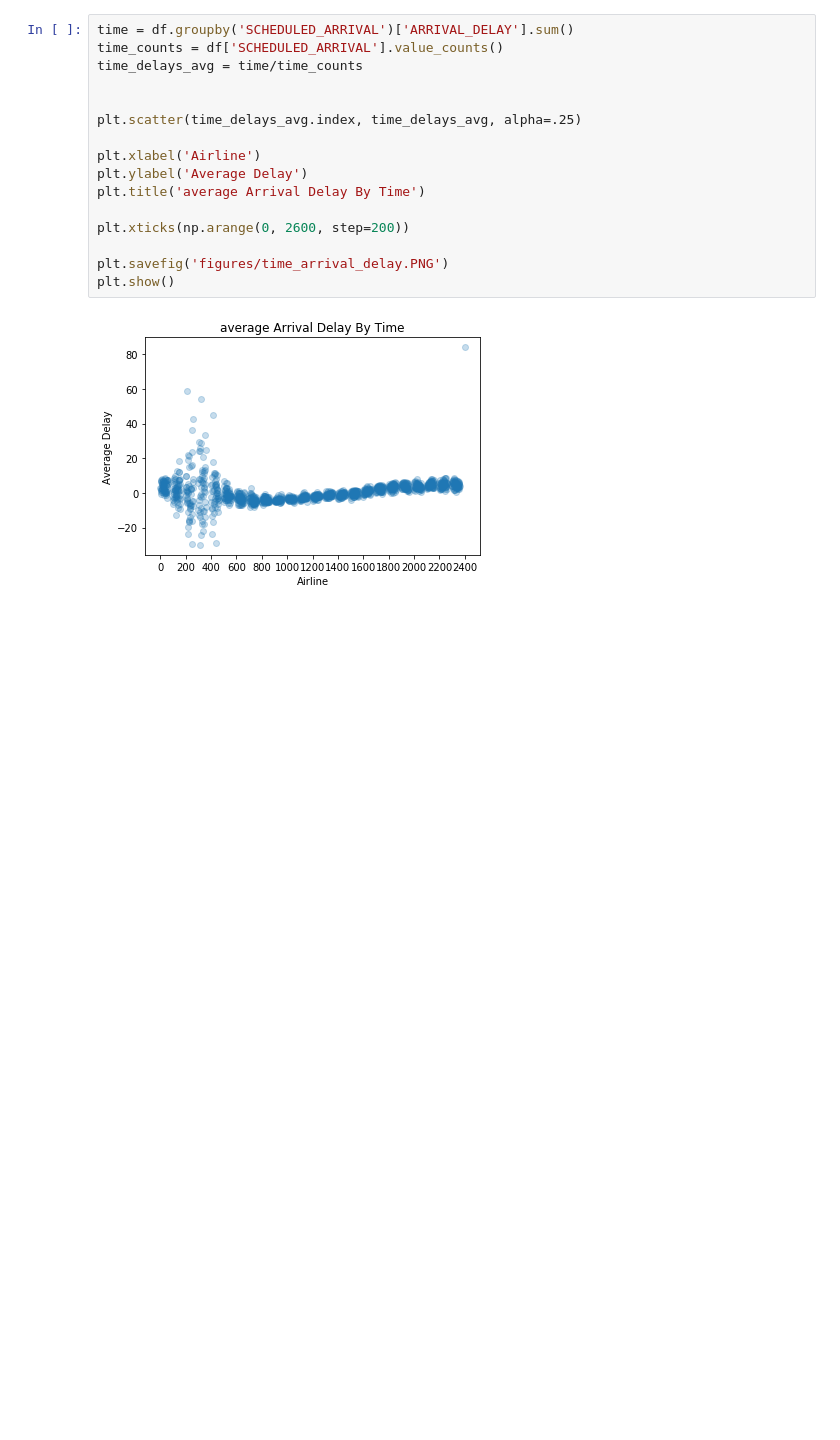
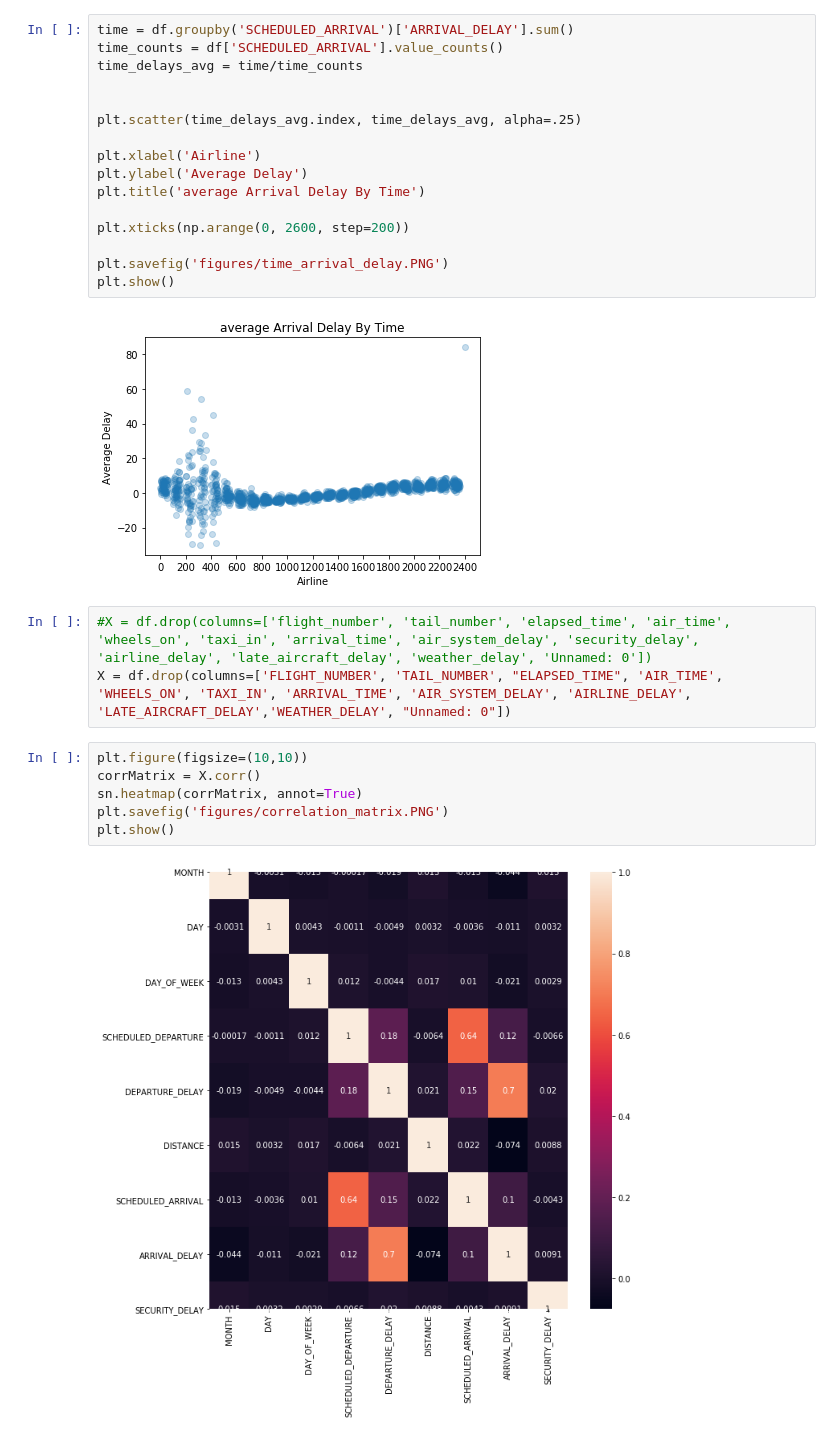
Before and after one commit to Pandas-UFT/Pandas, a Jupyter notebook: data_vis.ipynb, the cells around one changed output. Drawn from its saved outputs; the diff is of its cells as text; blank space fills up the shorter version.

Commit message:
correlation matrix added

```diff
--- a/data_vis.ipynb
+++ b/data_vis.ipynb
@@ -140,3 +141,14 @@ plt.savefig('figures/time_arrival_delay.PNG')
 plt.show()
 # %% [output]
 [figure]
+# %%
+#X = df.drop(columns=['flight_number', 'tail_number', 'elapsed_time', 'air_time', 'wheels_on', 'taxi_in', 'arrival_time', 'air_system_delay', 'security_delay', 'airline_delay', 'late_aircraft_delay', 'weather_delay', 'Unnamed: 0'])
+X = df.drop(columns=['FLIGHT_NUMBER', 'TAIL_NUMBER', "ELAPSED_TIME", 'AIR_TIME', 'WHEELS_ON', 'TAXI_IN', 'ARRIVAL_TIME', 'AIR_SYSTEM_DELAY', 'AIRLINE_DELAY', 'LATE_AIRCRAFT_DELAY','WEATHER_DELAY', "Unnamed: 0"])
+# %%
+plt.figure(figsize=(10,10))
+corrMatrix = X.corr()
+sn.heatmap(corrMatrix, annot=True)
+plt.savefig('figures/correlation_matrix.PNG')
+plt.show()
+# %% [output]
+[figure, added]
```
Also changed, not shown: parts of 1 cell of this notebook.
